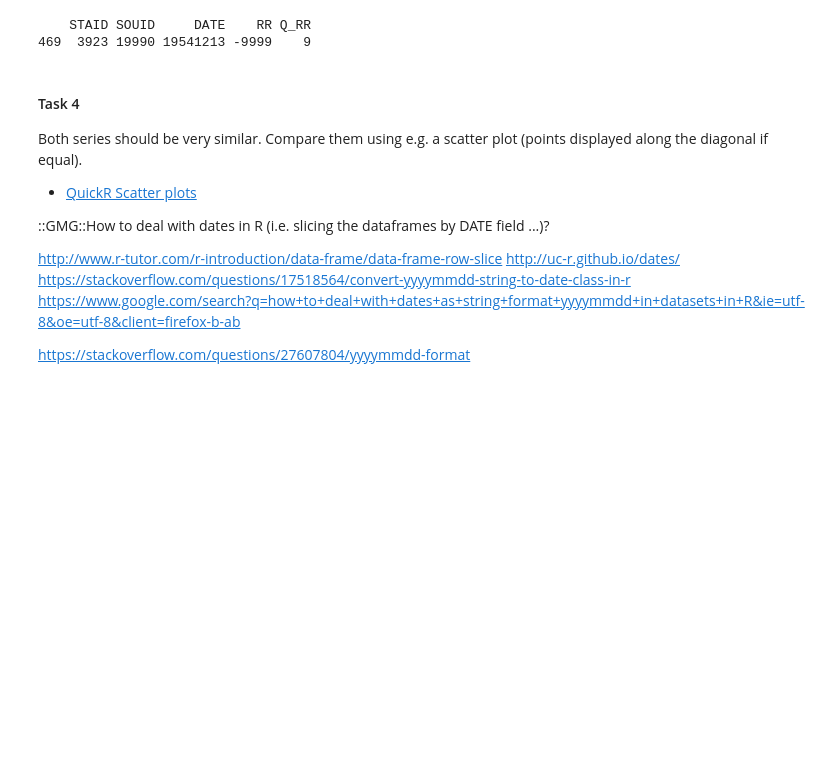
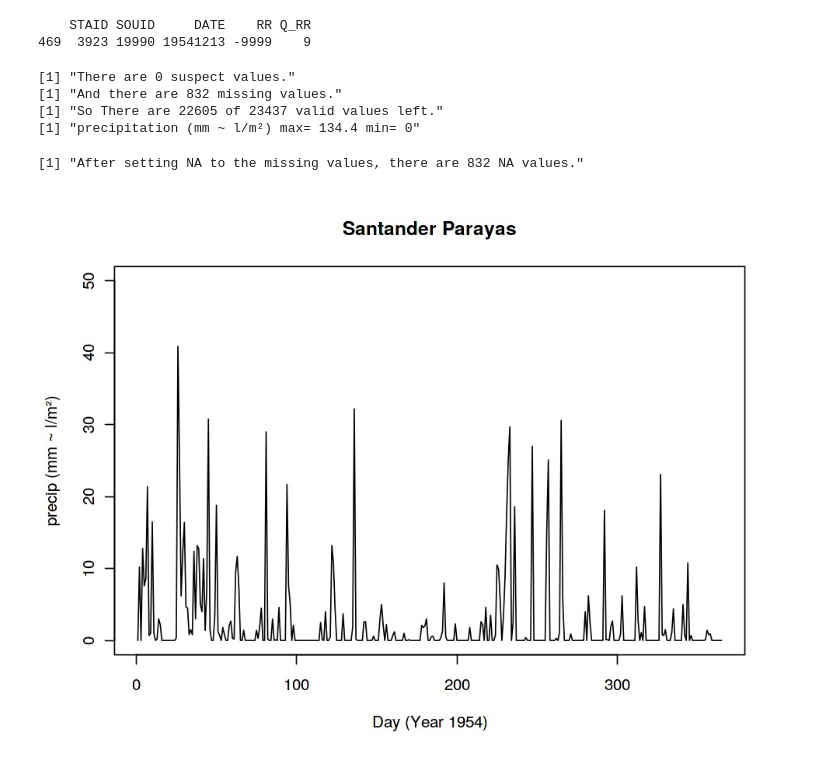
Before and after one commit to yerartdev/uc-m1964-panorama, a Jupyter notebook: panorama/m1964-r-gerardo-de-miguel-gonzalez.ipynb, the cells around one changed output. Saved outputs shown, nothing was run; the diff lists cells and outputs as text; code cells hidden in the pictures; blank space fills up the shorter version.

Commit message:
Weather Generator - R implementation: missing values (NA, 0), simple scatter plot, xlabel, ylabel, title, red diagonal line, add markdown task 5,6

```diff
--- a/panorama/m1964-r-gerardo-de-miguel-gonzalez.ipynb
+++ b/panorama/m1964-r-gerardo-de-miguel-gonzalez.ipynb
@@ -265,18 +252,49 @@ print(precip_p[which(precip_p_y_1954 == -9999)+122,])
 [25]     0     0     0     0     0     0
     STAID SOUID     DATE    RR Q_RR
 469  3923 19990 19541213 -9999    9
-# %% [markdown]
-#### Task 4
-
-Both series should be very similar. Compare them using e.g. a scatter plot (points displayed along the diagonal if equal).
-
- - [QuickR Scatter plots](https://www.statmethods.net/graphs/scatterplot.html)
-
- ::GMG::How to deal with dates in R (i.e. slicing the dataframes by DATE field ...)?
-
- http://www.r-tutor.com/r-introduction/data-frame/data-frame-row-slice
- http://uc-r.github.io/dates/
- https://stackoverflow.com/questions/17518564/convert-yyyymmdd-string-to-date-class-in-r
- https://www.google.com/search?q=how+to+deal+with+dates+as+string+format+yyyymmdd+in+datasets+in+R&ie=utf-8&oe=utf-8&client=firefox-b-ab
-
- https://stackoverflow.com/questions/27607804/yyyymmdd-format
+# %%
+#::GMG::Basic question about dataset QoS (Q_RR), again!
+#       Q1: How many 'suspect' and 'missing' values (RR) are there?
+print(paste('There are',sum(precip_p$Q_RR == 1),'suspect values.'))
+print(paste('And there are',sum(precip_p$Q_RR == 9),'missing values.'))
+print(paste('So There are',sum(precip_p$Q_RR == 0),'of',length(precip_p$Q_RR),'valid values left.'))
+#       Q2: What is max and min precip. save for the'suspect' and 'missing' values?
+print(
+    paste(
+        'precipitation (mm ~ l/m²) max=',max(precip_p$RR)/10,
+        'min=',min(precip_p$RR &
+                   precip_p$Q_RR != 1 &
+                   precip_p$Q_RR != 9)/10
+    )
+)
+# %% [output]
+[1] "There are 0 suspect values."
+[1] "And there are 832 missing values."
+[1] "So There are 22605 of 23437 valid values left."
+[1] "precipitation (mm ~ l/m²) max= 134.4 min= 0"
+# %%
+#::GMG::What do I do about missing values? (see references of this task)
+#       Recoding Q_RR == 9 to NA
+precip_p$RR[precip_p$Q_RR==9] <- NA
+print(
+    paste('After setting NA to the missing values, there are',
+          sum(is.na(precip_p$RR)),'NA values.'
+         )
+)
+# %% [output]
+[1] "After setting NA to the missing values, there are 832 NA values."
+# %%
+#::GMG::Ploting again data for Santander Parayas with logical indexing
+start<-precip_p$DATE >= 19540101
+end<-precip_p$DATE <= 19541231
+cond<-which(start & end)
+options(repr.plot.width=8, repr.plot.height=6)
+plot(precip_p$RR[cond]/10,
+     type="l",
+     xlim = c(1,365), # year 1954
+     ylim = c(0,50),
+     ylab = 'precip (mm ~ l/m²)',
+     xlab = 'Day (Year 1954)',
+     main = 'Santander Parayas')
+# %% [output]
+[figure, added]
```
Also changed, not shown: parts of 18 cells of this notebook.
